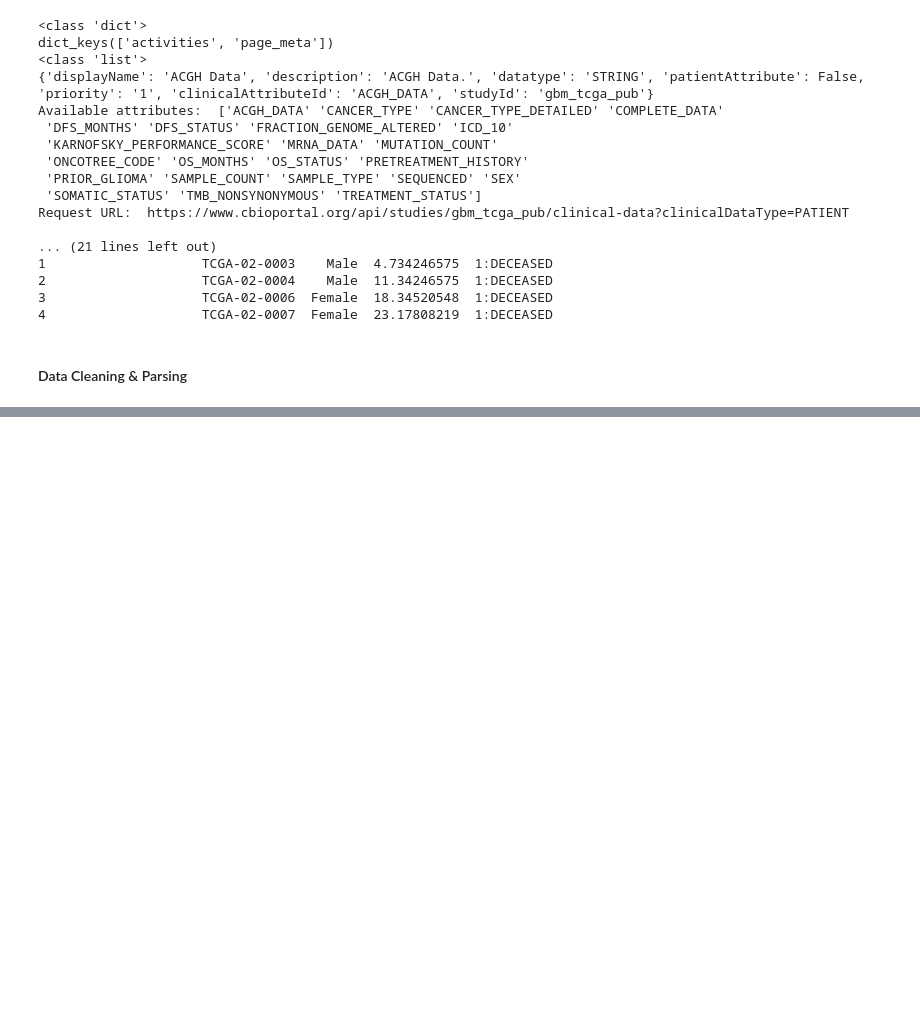
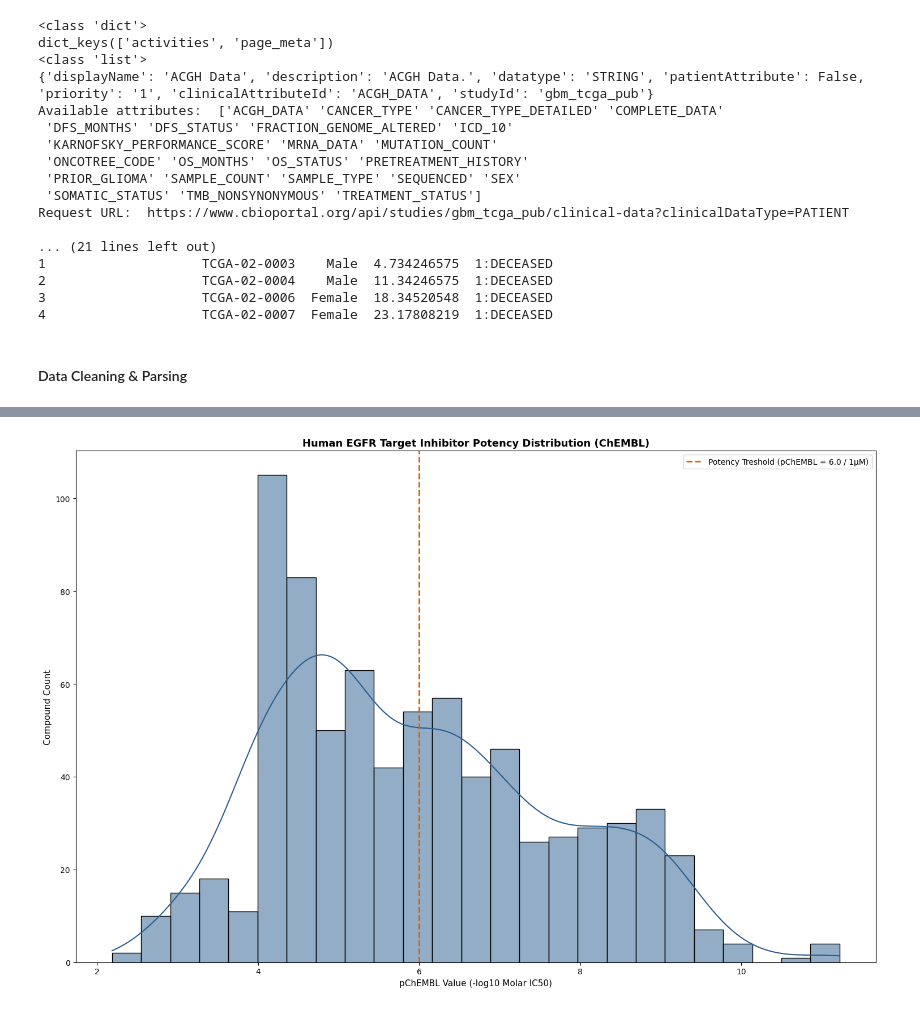
Before and after one commit to ajnahad/NeuroOnco-Immune, a Jupyter notebook: code.ipynb, the cells around one changed output, grey strips where cells are left out. Drawn from its saved outputs; the diff is of its cells as text; code cells hidden in the pictures; blank space fills up the shorter version.

```diff
--- a/code.ipynb
+++ b/code.ipynb
@@ -6,6 +6,9 @@
 import requests
 import pandas as pd
 import numpy as np
+import os
+
+os.makedirs("figures", exist_ok=True)
 
 def fetch_chembl_egfr_activity(target_id="CHEMBL203", limit=1000):
     base_url = "https://www.ebi.ac.uk/chembl/api/data/activity.json"
@@ -62,6 +65,11 @@ def fetch_cbioportal_gbm(study_id="gbm_tcga_pub"):
             "SEX",
             "OS_MONTHS",
             "OS_STATUS",
+            "DFS_MONTHS",
+            "KARNOFSKY_PERFORMANCE_SCORE",
+            "SAMPLE_COUNT",
+            "PRIOR_GLIOMA",
+            "PRETREATMENT_HISTORY"
         ]
         df_cbio = df_cbio[df_cbio["clinicalAttributeId"].isin(desired_attributes)]
         print("Rows after filtering", df_cbio.shape)
@@ -235,0 +298,89 @@ SyntaxError: unmatched ')' (2897895270.py, line 3)
+# %%
+import matplotlib.pyplot as plt
+import seaborn as sns
+
+def plot_target_bioactivity_profiles(df_chembl):
+
+    fig, ax = plt.subplots(figsize=(15,10))
+
+    sns.histplot(
+        data=df_chembl,
+        x="pchembl_value",
+        kde=True,
+        color="#2b5c8f",
+        bins=25,
+        ax=ax
+    )
+
+    ax.axvline(
+        x=6.0,
+        color="#d95f02",
+        linestyle="--",
+        linewidth=2,
+        label="Potency Treshold (pChEMBL = 6.0 / 1µM)"
+    )
+
+    ax.set_title("Human EGFR Target Inhibitor Potency Distribution (ChEMBL)", fontsize=13, fontweight="bold")
+    ax.set_xlabel("pChEMBL Value (-log10 Molar IC50)", fontsize=11)
+    ax.set_ylabel("Compound Count", fontsize=11)
+    ax.legend(loc="upper right")
+
+    plt.tight_layout()
+    plt.savefig("figures/fig1.png")
+    plt.show()
+
+def plot_clinical_survival_subgroups(df_clinical):
+    fig, (ax1, ax2) = plt.subplots(1, 2, figsize=(20, 18))
+
+    if "SEX" in df_clinical.columns:
+        sns.boxplot(
+            data=df_clinical,
+            x="SEX",
+            y="OS_MONTHS",
+            palette="Set2",
+            ax=ax1,
+            width=0.4
+        )
+        sns.stripplot(
+            data=df_clinical,
+            x="SEX",
+            y="OS_MONTHS",
+            color="black",
+            alpha=0.3,
+            jitter=0.2,
+            ax=ax1
+        )
+        ax1.set_title("Overall Survival by Sex", fontsize=12, fontweight="bold")
+        ax1.set_xlabel("Sex", fontsize=10)
+        ax1.set_ylabel("Overall Survival (Months)", fontsize=10)
+
+    if "OS_STATUS_CLEAN" in df_clinical.columns:
+        sns.boxplot(
+            data=df_clinical,
+            x="OS_STATUS_CLEAN",
+            y="OS_MONTHS",
+            palette="Spectral",
+            ax=ax2,
+            width=0.4
+        )
+        sns.stripplot(
+            data=df_clinical,
+            x="OS_STATUS_CLEAN",
+            y="OS_MONTHS",
+            color="black",
+            alpha=0.3,
+            jitter=0.2,
+            ax=ax2
+        )
+        ax2.set_title("Overall Survival by Clinical Status", fontsize=12, fontweight="bold")
+        ax2.set_xlabel("Vital Status", fontsize=10)
+        ax2.set_ylabel("Overall Survival (Months)", fontsize=10)
+
+    plt.tight_layout()
+    plt.savefig("figures/fig2.png")
+    plt.show()
+
+plot_target_bioactivity_profiles(df_chembl_clean)
+plot_clinical_survival_subgroups(df_clinical_clean)
+# %% [output]
+[figure, added]
```
Also changed, not shown: parts of 12 cells of this notebook, 6 other files.
